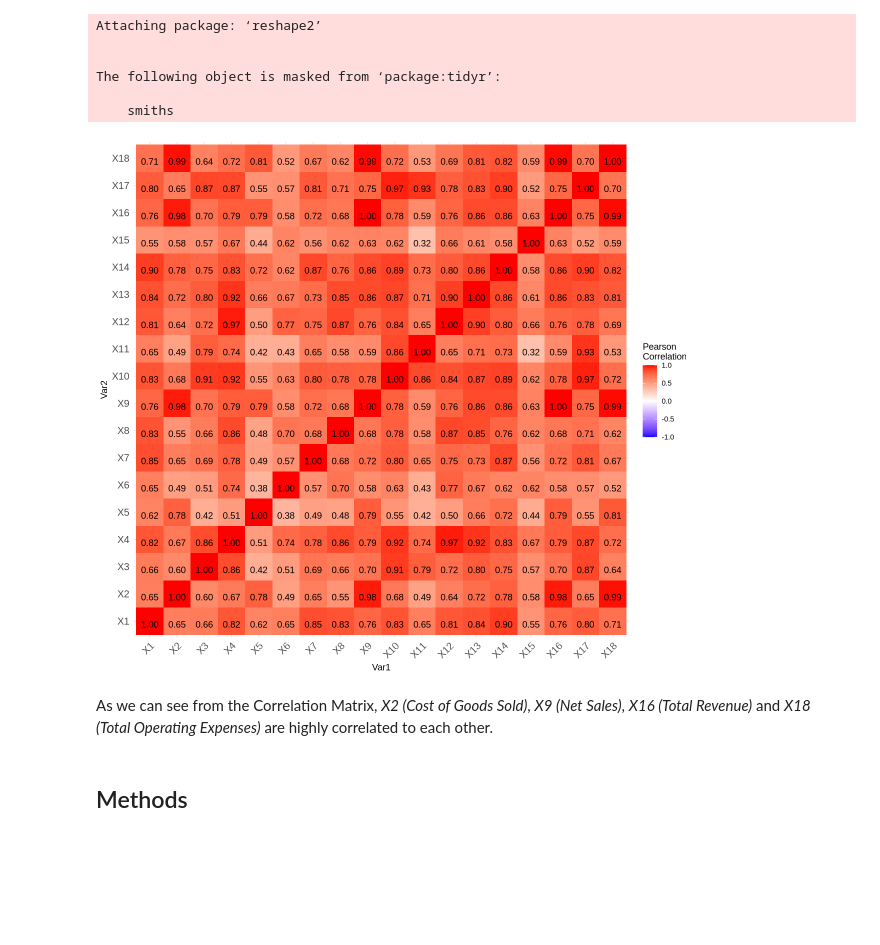
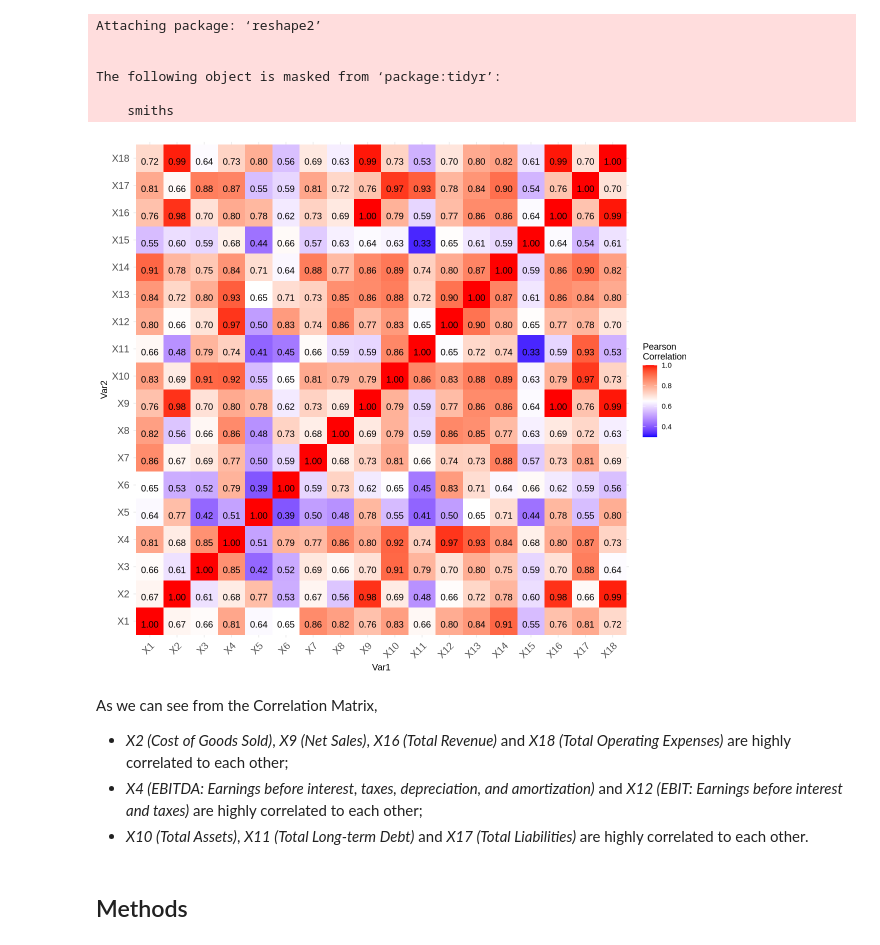
Before and after one commit to 4ugenstern/DSCI-100-GroupProject, a Jupyter notebook: Draft.ipynb, the cells around one changed output. Cells and saved outputs as stored; diff of their text form; code cells hidden in the pictures; blank space fills up the shorter version.

Commit message:
Add data observation, edit the correlation matrix

```diff
--- a/Draft.ipynb
+++ b/Draft.ipynb
@@ -126,25 +175,28 @@ The following object is masked from ‘package:tidyr’:
 # %%
 bank_train_select <- select(bank_train, -c(company_name, status_label, year))
 cor_bank_train <- cor(bank_train_select)
 
 long_cor <- melt(cor_bank_train)
 
 options(repr.plot.width = 10, repr.plot.height = 9)
 
 ggplot(data = long_cor, aes(x = Var1, y = Var2, fill = value)) +
     geom_tile() +
     geom_text(aes(label = sprintf("%.2f", value)), vjust = 1) +
     scale_fill_gradient2(low = "blue", high = "red", mid = "white",
-                         midpoint = 0, limit = c(-1,1), space = "Lab",
+                         midpoint = 0.65, limit = c(0.3,1), space = "Lab",
                          name="Pearson\nCorrelation") +
     theme_minimal() +
     theme(axis.text.x = element_text(angle = 45, vjust = 1, size = 12, hjust = 1),
           axis.text.y = element_text(size = 12)) +
     coord_fixed()
 # %% [output]
-[figure, old version]
+[figure, new version]
 # %% [markdown]
-As we can see from the Correlation Matrix, *X2 (Cost of Goods Sold)*, *X9 (Net Sales)*, *X16 (Total Revenue)* and *X18 (Total Operating Expenses)* are highly correlated to each other.
+As we can see from the Correlation Matrix,
+- *X2 (Cost of Goods Sold)*, *X9 (Net Sales)*, *X16 (Total Revenue)* and *X18 (Total Operating Expenses)* are highly correlated to each other;
+- *X4 (EBITDA: Earnings before interest, taxes, depreciation, and amortization)* and *X12 (EBIT: Earnings before interest and taxes)* are highly correlated to each other;
+- *X10 (Total Assets)*, *X11 (Total Long-term Debt)* and *X17 (Total Liabilities)* are highly correlated to each other.
 # %% [markdown]
 ## Methods
 # %% [markdown]
```
Also changed, not shown: parts of 8 cells of this notebook.
